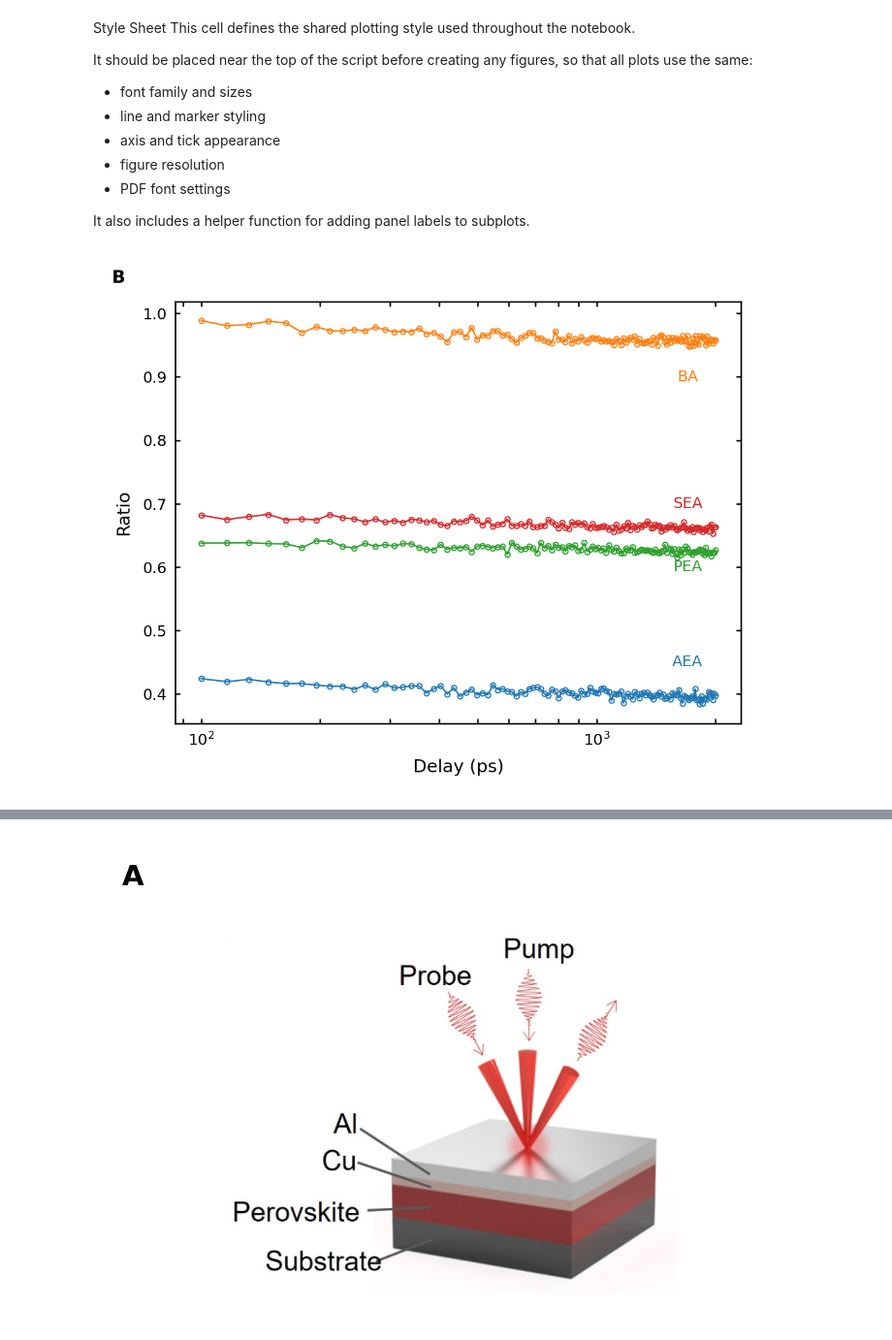
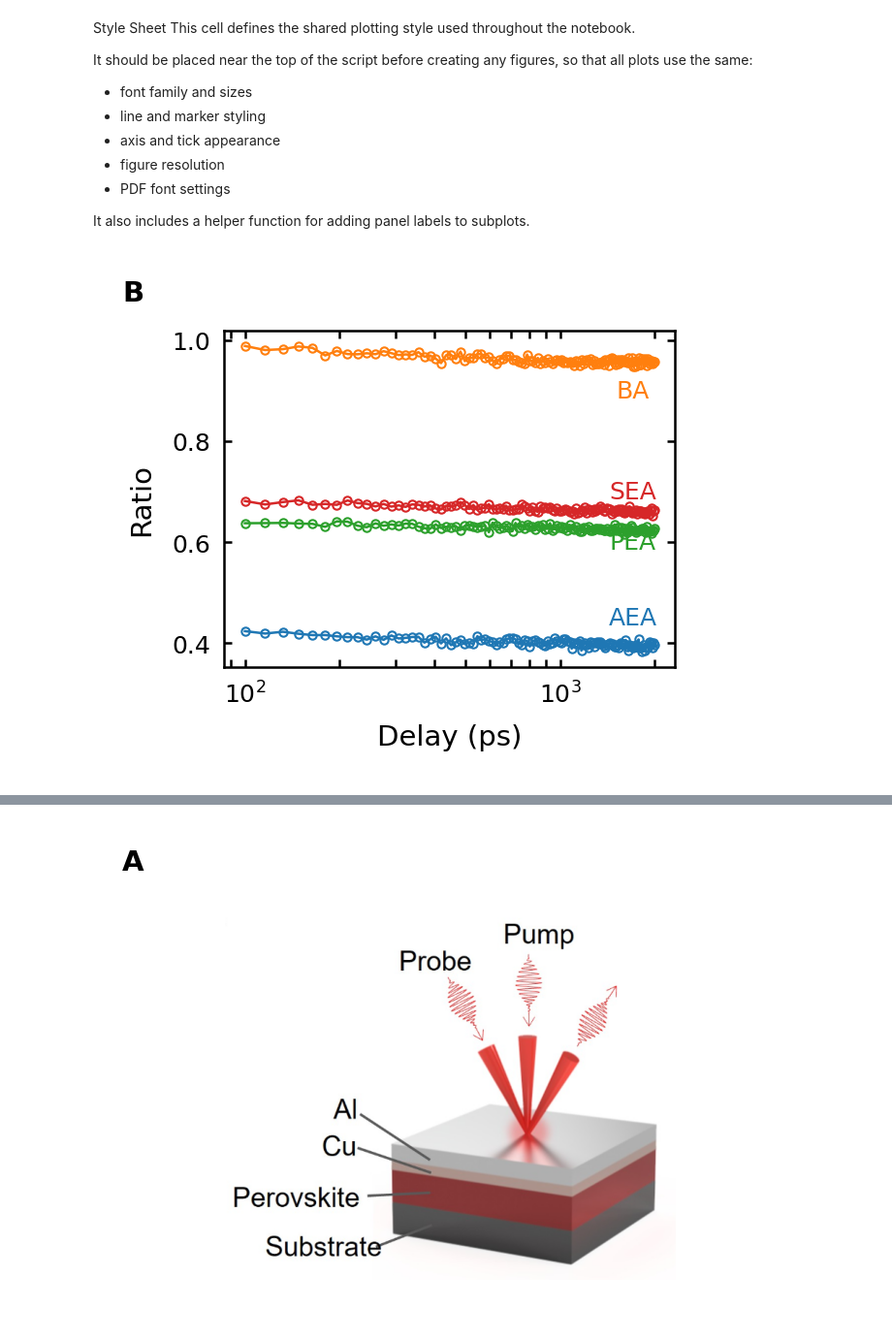
Before and after one commit to ab-zarif-razin/figure-template, a Jupyter notebook: Example/example_figure_panel.ipynb, the cells around one changed output, grey strips where cells are left out. Shown at 97% size. Cells and saved outputs as stored; diff of their text form; code cells hidden in the pictures.

```diff
--- a/Example/example_figure_panel.ipynb
+++ b/Example/example_figure_panel.ipynb
@@ -96,35 +96,35 @@ def drawfigureB(fig):
     # ========================== Loading data from CSV files ===========================================
     x1, y1 = np.loadtxt('./FigureB/AEA.csv', delimiter=',', skiprows=1, unpack=True)
     x2, y2 = np.loadtxt('./FigureB/BA.csv', delimiter=',', skiprows=1, unpack=True)
     x3, y3 = np.loadtxt('./FigureB/PEA.csv', delimiter=',', skiprows=1, unpack=True)
     x4, y4 = np.loadtxt('./FigureB/SEA.csv', delimiter=',', skiprows=1, unpack=True)
 
     ax = fig.subplots(1,1)
     ax.plot(x1, y1, 'o', label='Data', markerfacecolor='none',color='C0')
     ax.plot(x1,y1, '-', label='Fit',color='C0')
     ax.plot(x2, y2, 'o', label='Data', markerfacecolor='none',color='C1')
     ax.plot(x2,y2, '-', label='Fit',color='C1')
     ax.plot(x3, y3, 'o', label='Data', markerfacecolor='none',color='C2')
     ax.plot(x3,y3, '-', label='Fit',color='C2')
     ax.plot(x4, y4, 'o', label='Data', markerfacecolor='none',color='C3')
     ax.plot(x4,y4, '-', label='Fit',color='C3')
     # ax.plot(x1, y_fit1, '-', label='Fit',color='C1')
     # ax.plot(x2, y_fit2, '-', label='Fit 2',color='C2')
     # ax.set_yscale('log')
     ax.set_xscale('log')
     ax.set_xlabel('Delay (ps)')
     ax.set_ylabel('Ratio')
     ax.tick_params(direction='in', top=True, right=True,which='both')
     # ax.legend(frameon=False, loc='best')
     ax.text(1700, 0.45, 'AEA', ha='center', va='center',color='C0')
     ax.text(1700, 0.90, 'BA', ha='center', va='center',color='C1')
     ax.text(1700, 0.6, 'PEA', ha='center', va='center',color='C2')
     ax.text(1700, 0.70, 'SEA', ha='center', va='center',color='C3')
     letter_annotation(ax, 'B')
 
-drawfigureB(plt.figure(figsize=(4,3)))
+drawfigureB(plt.figure(figsize=(2,1.5)))
 # %% [output]
-[figure, old version]
+[figure, new version]
 # %%
 def drawfigureE(fig):
 
```
Also changed, not shown: parts of 4 cells of this notebook, 2 other files.
